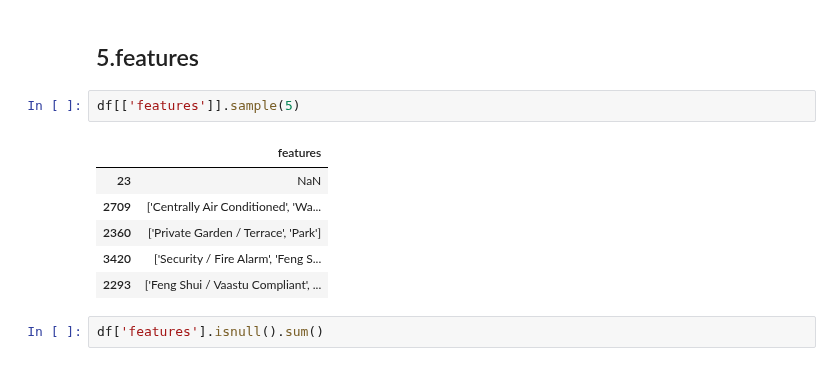
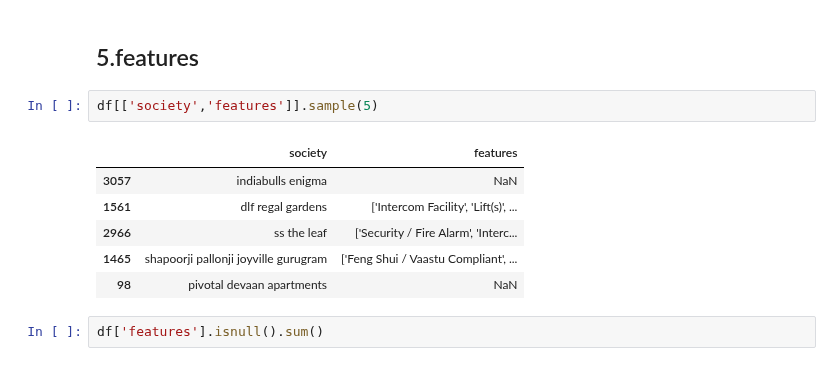
Before and after one commit to campusx-official/dsmp-capstone-project, a Jupyter notebook: feature-engineering.ipynb, the cells around one changed output. Saved outputs shown, nothing was run; the diff lists cells and outputs as text.

```diff
--- a/feature-engineering.ipynb
+++ b/feature-engineering.ipynb
@@ -438,14 +446,14 @@ df.sample(5)[['furnishDetails','furnishing_type']]
 # %% [markdown]
 ## 5.features
 # %%
-df[['features']].sample(5)
+df[['society','features']].sample(5)
 # %% [output]
-|  | features |
-| 23 | NaN |
-| 2709 | ['Centrally Air Conditioned', 'Wa... |
-| 2360 | ['Private Garden / Terrace', 'Park'] |
-| 3420 | ['Security / Fire Alarm', 'Feng S... |
-| 2293 | ['Feng Shui / Vaastu Compliant', ... |
+|  | society | features |
+| 3057 | indiabulls enigma | NaN |
+| 1561 | dlf regal gardens | ['Intercom Facility', 'Lift(s)', ... |
+| 2966 | ss the leaf | ['Security / Fire Alarm', 'Interc... |
+| 1465 | shapoorji pallonji joyville gurugram | ['Feng Shui / Vaastu Compliant', ... |
+| 98 | pivotal devaan apartments | NaN |
 # %%
 df['features'].isnull().sum()
 # %% [output]
```
Also changed, not shown: parts of 6 cells of this notebook, 6 other files.
